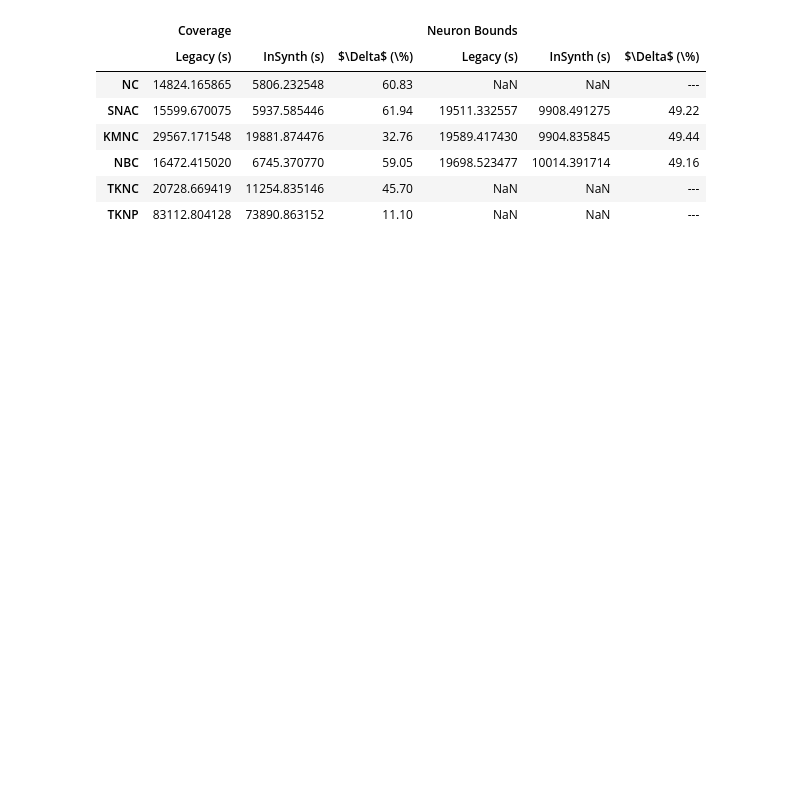
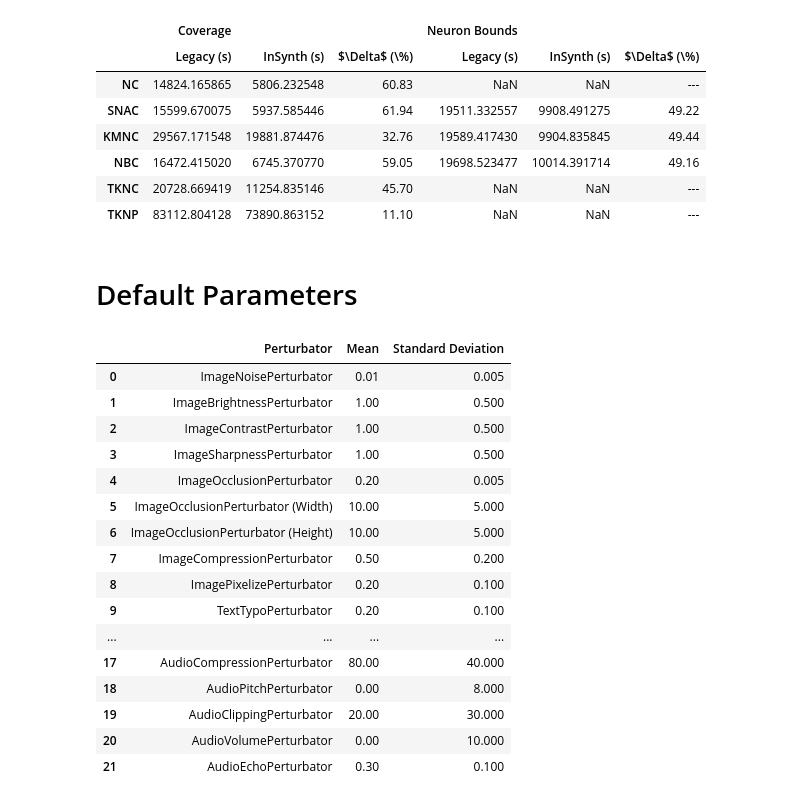
Before and after one commit to mlxyz/insynth, a Jupyter notebook: experiments/result_analysis.ipynb, the cells around one changed output. Drawn from its saved outputs; the diff is of its cells as text; code cells hidden in the pictures; blank space fills up the shorter version.

```diff
--- a/experiments/result_analysis.ipynb
+++ b/experiments/result_analysis.ipynb
@@ -557,3 +595,54 @@ performance_results
 | NBC | 16472.415020 | 6745.370770 | 59.05 | 19698.523477 | 10014.391714 | 49.16 |
 | TKNC | 20728.669419 | 11254.835146 | 45.70 | NaN | NaN | --- |
 | TKNP | 83112.804128 | 73890.863152 | 11.10 | NaN | NaN | --- |
+# %% [markdown]
+# Default Parameters
+# %%
+index_description_mapping = [
+    ['ImageNoisePerturbator', 0.01, 0.005],
+    ['ImageBrightnessPerturbator', 1, 0.5],
+    ['ImageContrastPerturbator', 1, 0.5],
+    ['ImageSharpnessPerturbator', 1, 0.5],
+    ['ImageOcclusionPerturbator', 0.2, 0.005],
+    ['ImageOcclusionPerturbator (Width)', 10, 5],
+    ['ImageOcclusionPerturbator (Height)', 10, 5],
+    ['ImageCompressionPerturbator', 0.5, 0.2],
+    ['ImagePixelizePerturbator', 0.2, 0.1],
+
+    ['TextTypoPerturbator', 0.2, 0.1],
+    ['TextCasePerturbator', 0.2, 0.1],
+    ['TextWordRemovalPerturbator', 0.2, 0.1],
+    ['TextStopWordRemovalPerturbator', 0.2, 0.1],
+    ['TextWordSwitchPerturbator', 0.2, 0.1],
+    ['TextCharacterSwitchPerturbator', 0.2, 0.1],
+    ['TextPunctuationErrorPerturbator', 0.2, 0.1],
+
+    ['AudioBackgroundWhiteNoisePerturbator', 0.2, 0.2],
+    ['AudioCompressionPerturbator', 80, 40],
+    ['AudioPitchPerturbator', 0, 8],
+    ['AudioClippingPerturbator', 20, 30],
+    ['AudioVolumePerturbator', 0, 10],
+    ['AudioEchoPerturbator', 0.3, 0.1]
+]
+# %%
+default_parameters = pd.DataFrame(index_description_mapping, columns=['Perturbator', 'Mean', 'Standard Deviation'])
+# %%
+default_parameters
+# %% [output]
+|  | Perturbator | Mean | Standard Deviation |
+| 0 | ImageNoisePerturbator | 0.01 | 0.005 |
+| 1 | ImageBrightnessPerturbator | 1.00 | 0.500 |
+| 2 | ImageContrastPerturbator | 1.00 | 0.500 |
+| 3 | ImageSharpnessPerturbator | 1.00 | 0.500 |
+| 4 | ImageOcclusionPerturbator | 0.20 | 0.005 |
+| 5 | ImageOcclusionPerturbator (Width) | 10.00 | 5.000 |
+| 6 | ImageOcclusionPerturbator (Height) | 10.00 | 5.000 |
+| 7 | ImageCompressionPerturbator | 0.50 | 0.200 |
+| 8 | ImagePixelizePerturbator | 0.20 | 0.100 |
+| 9 | TextTypoPerturbator | 0.20 | 0.100 |
+| ... | ... | ... | ... |
+| 17 | AudioCompressionPerturbator | 80.00 | 40.000 |
+| 18 | AudioPitchPerturbator | 0.00 | 8.000 |
+| 19 | AudioClippingPerturbator | 20.00 | 30.000 |
+| 20 | AudioVolumePerturbator | 0.00 | 10.000 |
+| 21 | AudioEchoPerturbator | 0.30 | 0.100 |
```
Also changed, not shown: parts of 29 cells of this notebook, 1 other file.
